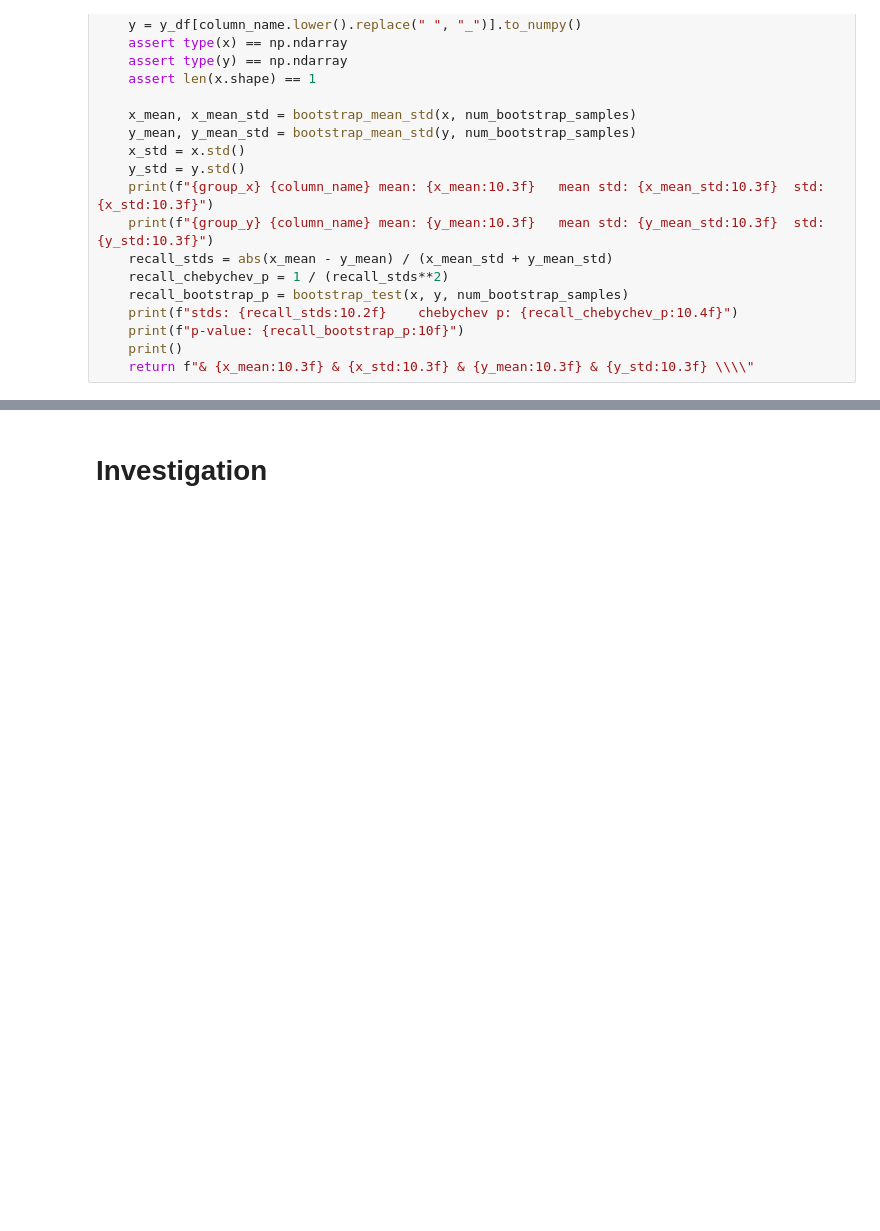
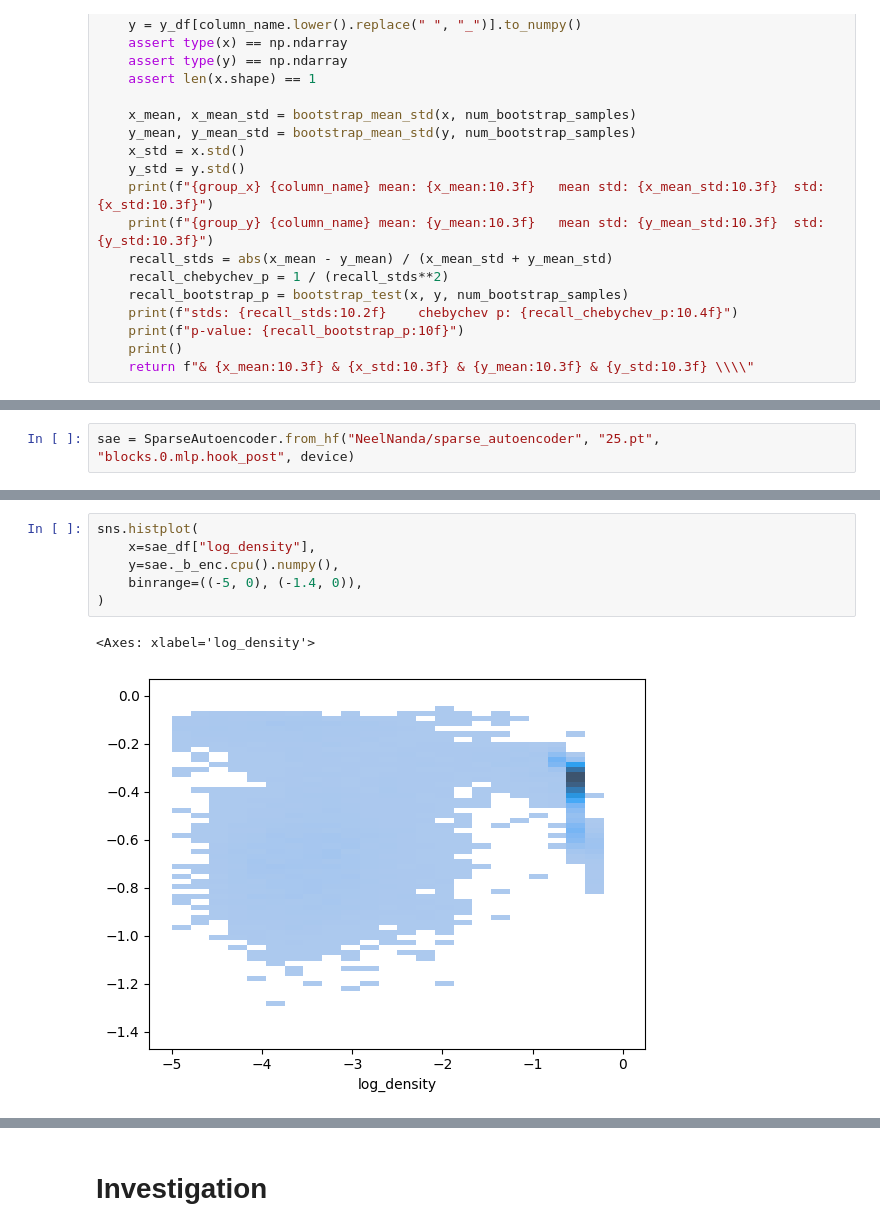
Before and after one commit to albertsgarde/thesis, a Jupyter notebook: sandbox/bootstrap.ipynb, the cells around one changed output, grey strips where cells are left out. Saved outputs shown, nothing was run; the diff lists cells and outputs as text; blank space fills up the shorter version.

```diff
--- a/sandbox/bootstrap.ipynb
+++ b/sandbox/bootstrap.ipynb
@@ -516,3 +517,5 @@ Precision &      0.109 &      0.153 &      0.251 &      0.373 \\
 F1        &      0.112 &      0.112 &      0.256 &      0.356 \\
 Density   &      0.094 &      0.114 &      0.179 &      0.146 \\ \bottomrule
 \end{tabular}
+# %%
+sae = SparseAutoencoder.from_hf("NeelNanda/sparse_autoencoder", "25.pt", "blocks.0.mlp.hook_post", device)
@@ -519,3 +592,12 @@ Density   &      0.094 &      0.114 &      0.179 &      0.146 \\ \bottomrule
+# %%
+sns.histplot(
+    x=sae_df["log_density"],
+    y=sae._b_enc.cpu().numpy(),
+    binrange=((-5, 0), (-1.4, 0)),
+)
+# %% [output]
+<Axes: xlabel='log_density'>
+[figure, added]
 # %%
 np_mlp_log_density = np.array(notnull_df.loc[notnull_df["group"].eq("mlp"), "log_density"])
 np_mlp_firing_f1 = np.array(notnull_df.loc[notnull_df["group"].eq("mlp"), "firing_f1"])
```
Also changed, not shown: parts of 6 cells of this notebook, 1 other file.
